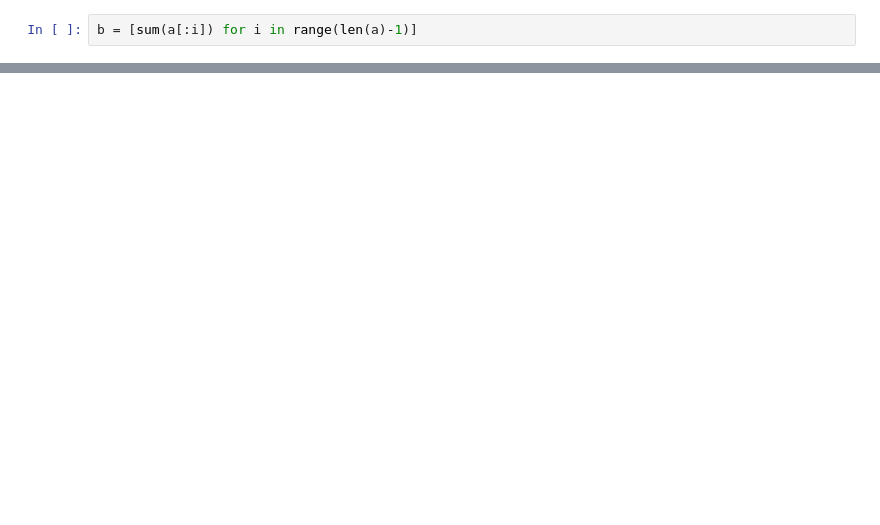
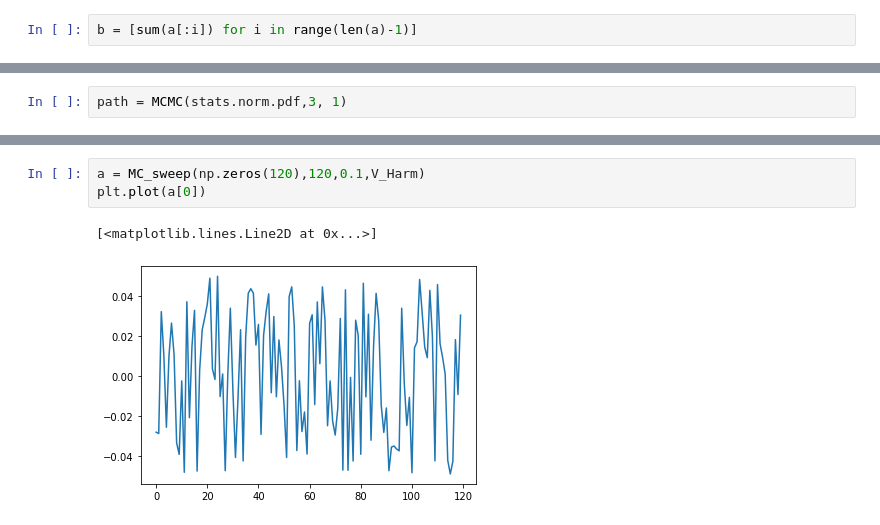
Before and after one commit to theheavygluon/FeynmanPathIntegral, a Jupyter notebook: Path Integral Shit.ipynb, the cells around one changed output, grey strips where cells are left out. Saved outputs shown, nothing was run; the diff lists cells and outputs as text; blank space fills up the shorter version.

```diff
--- a/Path Integral Shit.ipynb
+++ b/Path Integral Shit.ipynb
@@ -127,0 +138,2 @@ plt.plot(b,color='black')
+# %%
+path = MCMC(stats.norm.pdf,3, 1)
@@ -127,0 +288,6 @@ plt.plot(b,color='black')
+# %%
+a = MC_sweep(np.zeros(120),120,0.1,V_Harm)
+plt.plot(a[0])
+# %% [output]
+[<matplotlib.lines.Line2D at 0x...>]
+[figure, added]
```
Also changed, not shown: parts of 14 cells of this notebook.
